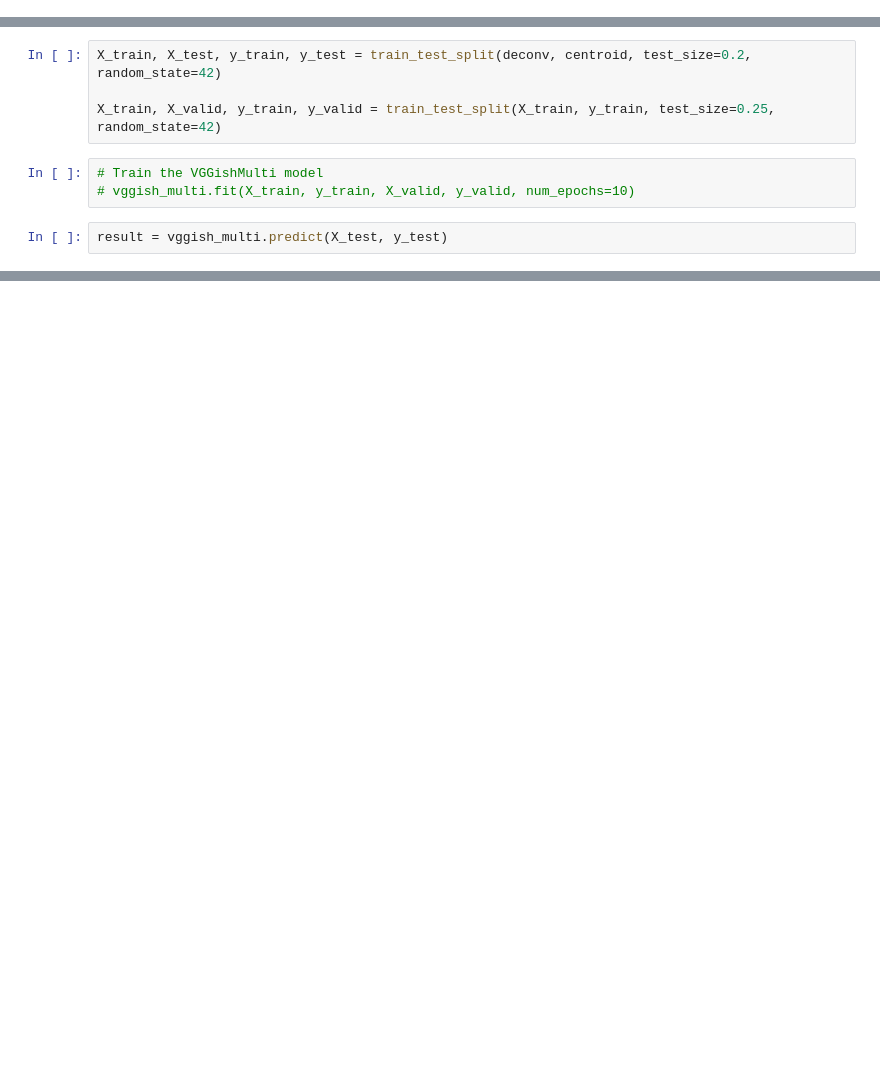
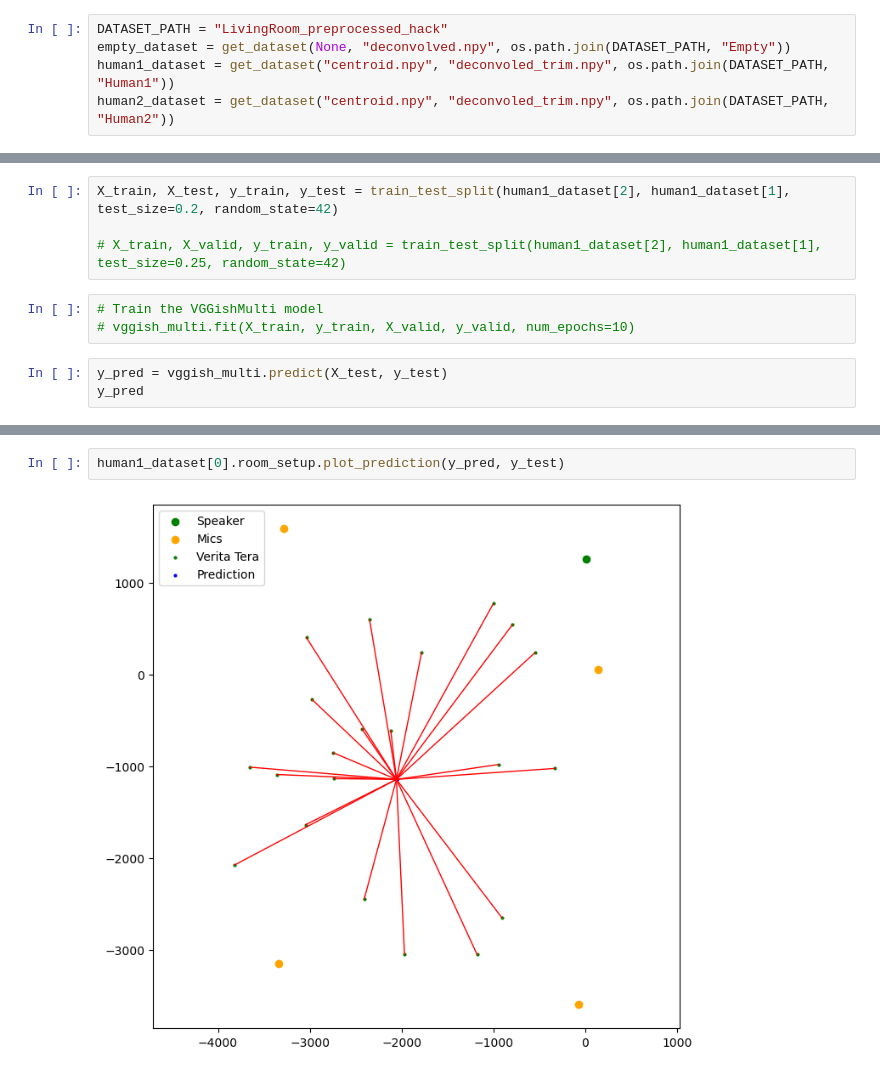
Before and after one commit to LilianSchall/datahack-accoustic, a Jupyter notebook: 04-vgg_finetune.ipynb, the cells around one changed output, grey strips where cells are left out. Drawn from its saved outputs; the diff is of its cells as text; blank space fills up the shorter version.

Commit message:
Feat/analysis vggish (#8)

```diff
--- a/04-vgg_finetune.ipynb
+++ b/04-vgg_finetune.ipynb
@@ -69,0 +51,5 @@ Shape of RIRs:
+# %%
+DATASET_PATH = "LivingRoom_preprocessed_hack"
+empty_dataset = get_dataset(None, "deconvolved.npy", os.path.join(DATASET_PATH, "Empty"))
+human1_dataset = get_dataset("centroid.npy", "deconvoled_trim.npy", os.path.join(DATASET_PATH, "Human1"))
+human2_dataset = get_dataset("centroid.npy", "deconvoled_trim.npy", os.path.join(DATASET_PATH, "Human2"))
@@ -80,10 +94,11 @@ hello
 # %%
-X_train, X_test, y_train, y_test = train_test_split(deconv, centroid, test_size=0.2, random_state=42)
+X_train, X_test, y_train, y_test = train_test_split(human1_dataset[2], human1_dataset[1], test_size=0.2, random_state=42)
 
-X_train, X_valid, y_train, y_valid = train_test_split(X_train, y_train, test_size=0.25, random_state=42)
+# X_train, X_valid, y_train, y_valid = train_test_split(human1_dataset[2], human1_dataset[1], test_size=0.25, random_state=42)
 # %%
 # Train the VGGishMulti model
 # vggish_multi.fit(X_train, y_train, X_valid, y_valid, num_epochs=10)
 # %%
-result = vggish_multi.predict(X_test, y_test)
+y_pred = vggish_multi.predict(X_test, y_test)
+y_pred
 # %% [output]
@@ -90,0 +132,4 @@ result = vggish_multi.predict(X_test, y_test)
+# %%
+human1_dataset[0].room_setup.plot_prediction(y_pred, y_test)
+# %% [output]
+[figure, added]
```
Also changed, not shown: parts of 12 cells of this notebook, 1 other file.
